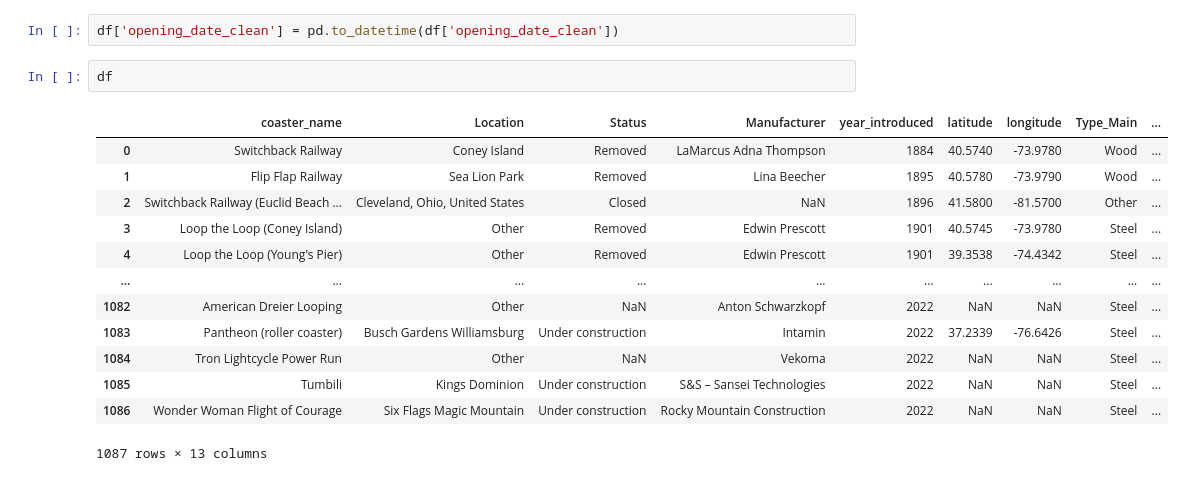
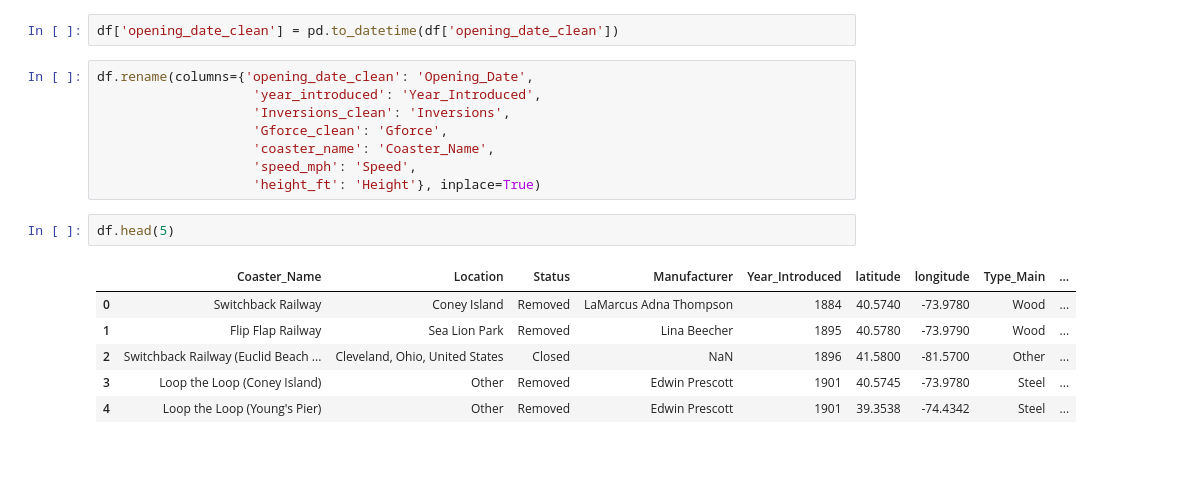
Before and after one commit to Darklaneanjana/ML_DL, a Jupyter notebook: learn/Exploratory Data Analysis/Exploratory_Data_Analysis.ipynb, the cells around one changed output. Cells and saved outputs as stored; diff of their text form; blank space fills up the shorter version.

```diff
--- a/learn/Exploratory Data Analysis/Exploratory_Data_Analysis.ipynb
+++ b/learn/Exploratory Data Analysis/Exploratory_Data_Analysis.ipynb
@@ -82,18 +73,19 @@ df
 # %%
 df['opening_date_clean'] = pd.to_datetime(df['opening_date_clean'])
+# %%
+df.rename(columns={'opening_date_clean': 'Opening_Date',
+                    'year_introduced': 'Year_Introduced',
+                    'Inversions_clean': 'Inversions',
+                    'Gforce_clean': 'Gforce',
+                    'coaster_name': 'Coaster_Name',
+                    'speed_mph': 'Speed',
+                    'height_ft': 'Height'}, inplace=True)
 # %%
-df
+df.head(5)
 # %% [output]
-|  | coaster_name | Location | Status | Manufacturer | year_introduced | latitude | longitude | Type_Main | ... |
+|  | Coaster_Name | Location | Status | Manufacturer | Year_Introduced | latitude | longitude | Type_Main | ... |
 | 0 | Switchback Railway | Coney Island | Removed | LaMarcus Adna Thompson | 1884 | 40.5740 | -73.9780 | Wood | ... |
 | 1 | Flip Flap Railway | Sea Lion Park | Removed | Lina Beecher | 1895 | 40.5780 | -73.9790 | Wood | ... |
 | 2 | Switchback Railway (Euclid Beach ... | Cleveland, Ohio, United States | Closed | NaN | 1896 | 41.5800 | -81.5700 | Other | ... |
 | 3 | Loop the Loop (Coney Island) | Other | Removed | Edwin Prescott | 1901 | 40.5745 | -73.9780 | Steel | ... |
 | 4 | Loop the Loop (Young's Pier) | Other | Removed | Edwin Prescott | 1901 | 39.3538 | -74.4342 | Steel | ... |
-| ... | ... | ... | ... | ... | ... | ... | ... | ... | ... |
-| 1082 | American Dreier Looping | Other | NaN | Anton Schwarzkopf | 2022 | NaN | NaN | Steel | ... |
-| 1083 | Pantheon (roller coaster) | Busch Gardens Williamsburg | Under construction | Intamin | 2022 | 37.2339 | -76.6426 | Steel | ... |
-| 1084 | Tron Lightcycle Power Run | Other | NaN | Vekoma | 2022 | NaN | NaN | Steel | ... |
-| 1085 | Tumbili | Kings Dominion | Under construction | S&S – Sansei Technologies | 2022 | NaN | NaN | Steel | ... |
-| 1086 | Wonder Woman Flight of Courage | Six Flags Magic Mountain | Under construction | Rocky Mountain Construction | 2022 | NaN | NaN | Steel | ... |
-1087 rows × 13 columns
```
Also changed, not shown: parts of 6 cells of this notebook, 1 other file.
